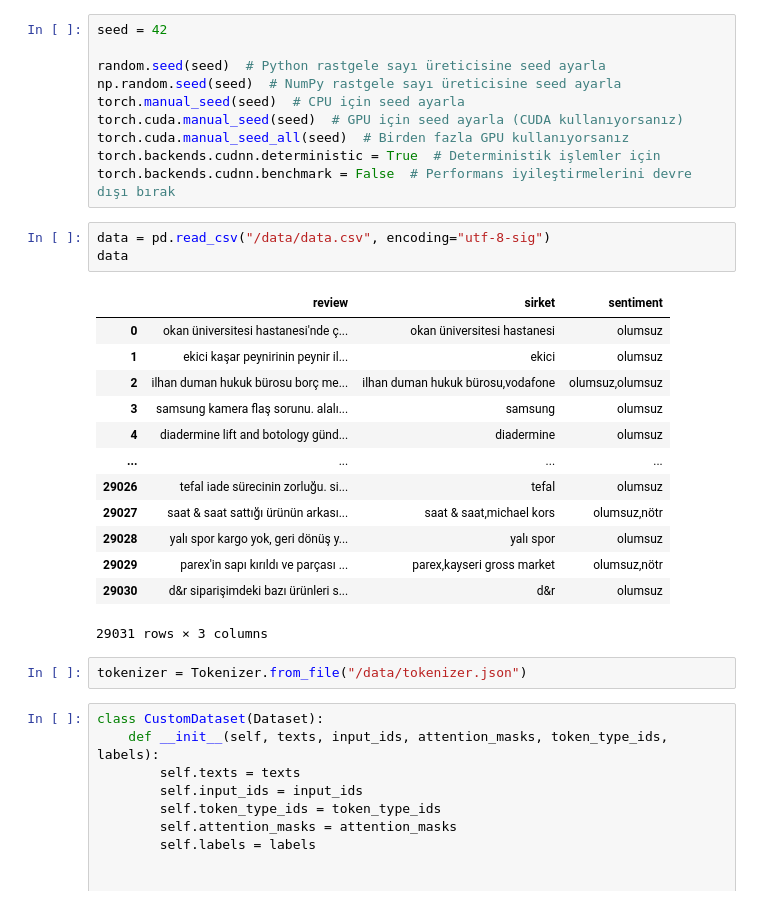
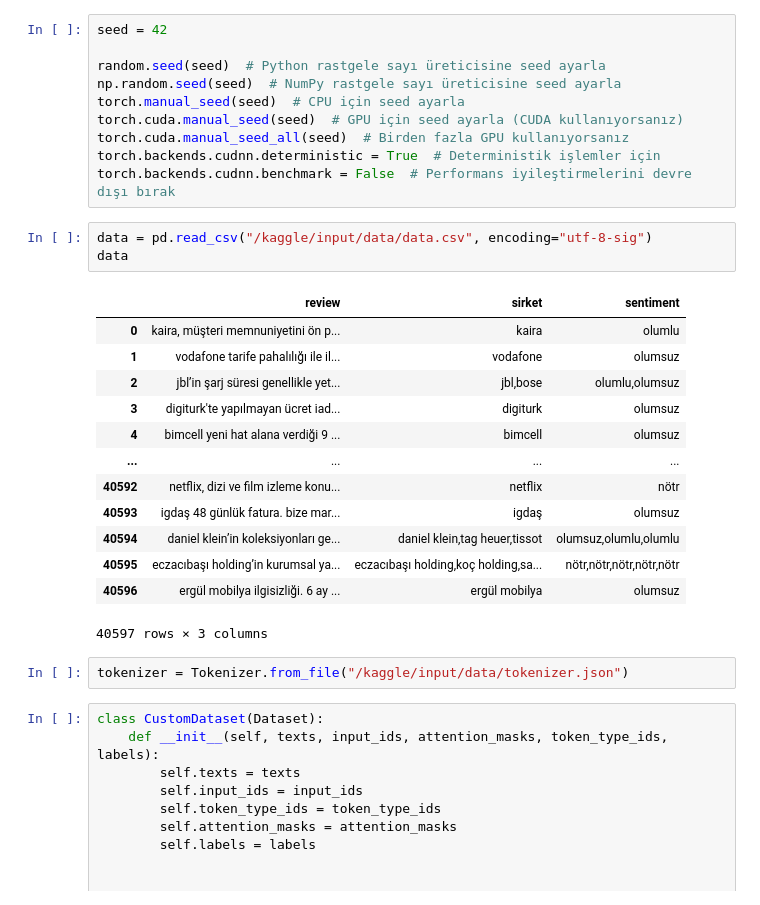
Before and after one commit to mesutdmn/NLP-Turkish-Brand-Entity-Sentiment-Recognizer, a Jupyter notebook: train/train.ipynb, the cells around one changed output. Cells and saved outputs as stored; diff of their text form.

```diff
--- a/train/train.ipynb
+++ b/train/train.ipynb
@@ -35,24 +40,24 @@ torch.cuda.manual_seed_all(seed)  # Birden fazla GPU kullanıyorsanız
 torch.backends.cudnn.deterministic = True  # Deterministik işlemler için
 torch.backends.cudnn.benchmark = False  # Performans iyileştirmelerini devre dışı bırak
 # %%
-data = pd.read_csv("/data/data.csv", encoding="utf-8-sig")
+data = pd.read_csv("/kaggle/input/data/data.csv", encoding="utf-8-sig")
 data
 # %% [output]
 |  | review | sirket | sentiment |
-| 0 | okan üniversitesi hastanesi'nde ç... | okan üniversitesi hastanesi | olumsuz |
-| 1 | ekici kaşar peynirinin peynir i̇l... | ekici | olumsuz |
-| 2 | i̇lhan duman hukuk bürosu borç me... | i̇lhan duman hukuk bürosu,vodafone | olumsuz,olumsuz |
-| 3 | samsung kamera flaş sorunu. alalı... | samsung | olumsuz |
-| 4 | diadermine lift and botology günd... | diadermine | olumsuz |
+| 0 | kaira, müşteri memnuniyetini ön p... | kaira | olumlu |
+| 1 | vodafone tarife pahalılığı ile il... | vodafone | olumsuz |
+| 2 | jbl’in şarj süresi genellikle yet... | jbl,bose | olumlu,olumsuz |
+| 3 | digiturk'te yapılmayan ücret i̇ad... | digiturk | olumsuz |
+| 4 | bimcell yeni hat alana verdiği 9 ... | bimcell | olumsuz |
 | ... | ... | ... | ... |
-| 29026 | tefal i̇ade sürecinin zorluğu. si... | tefal | olumsuz |
-| 29027 | saat & saat sattığı ürünün arkası... | saat & saat,michael kors | olumsuz,nötr |
-| 29028 | yalı spor kargo yok, geri dönüş y... | yalı spor | olumsuz |
-| 29029 | parex'in sapı kırıldı ve parçası ... | parex,kayseri gross market | olumsuz,nötr |
-| 29030 | d&r siparişimdeki bazı ürünleri s... | d&r | olumsuz |
+| 40592 | netflix, dizi ve film izleme konu... | netflix | nötr |
+| 40593 | i̇gdaş 48 günlük fatura. bize mar... | i̇gdaş | olumsuz |
+| 40594 | daniel klein’in koleksiyonları ge... | daniel klein,tag heuer,tissot | olumsuz,olumlu,olumlu |
+| 40595 | eczacıbaşı holding’in kurumsal ya... | eczacıbaşı holding,koç holding,sa... | nötr,nötr,nötr,nötr,nötr |
+| 40596 | ergül mobilya i̇lgisizliği. 6 ay ... | ergül mobilya | olumsuz |
-29031 rows × 3 columns
+40597 rows × 3 columns
 # %%
-tokenizer = Tokenizer.from_file("/data/tokenizer.json")
+tokenizer = Tokenizer.from_file("/kaggle/input/data/tokenizer.json")
 # %%
 class CustomDataset(Dataset):
     def __init__(self, texts, input_ids, attention_masks, token_type_ids, labels):
```
Also changed, not shown: parts of 15 cells of this notebook.
